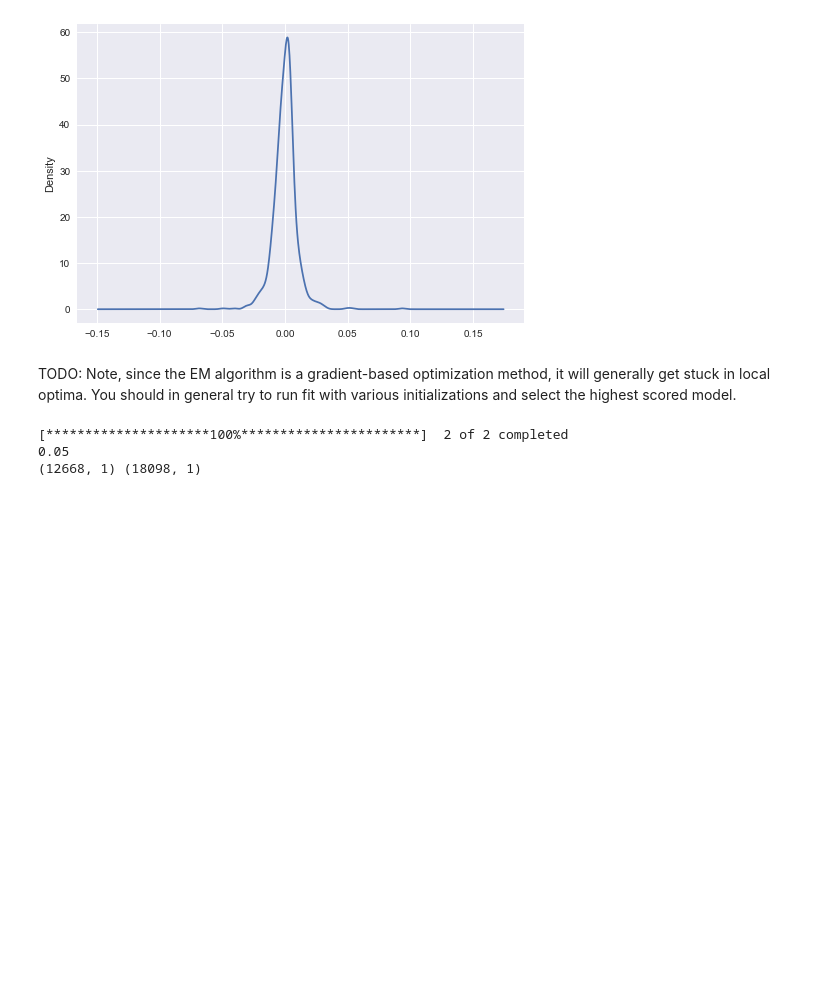
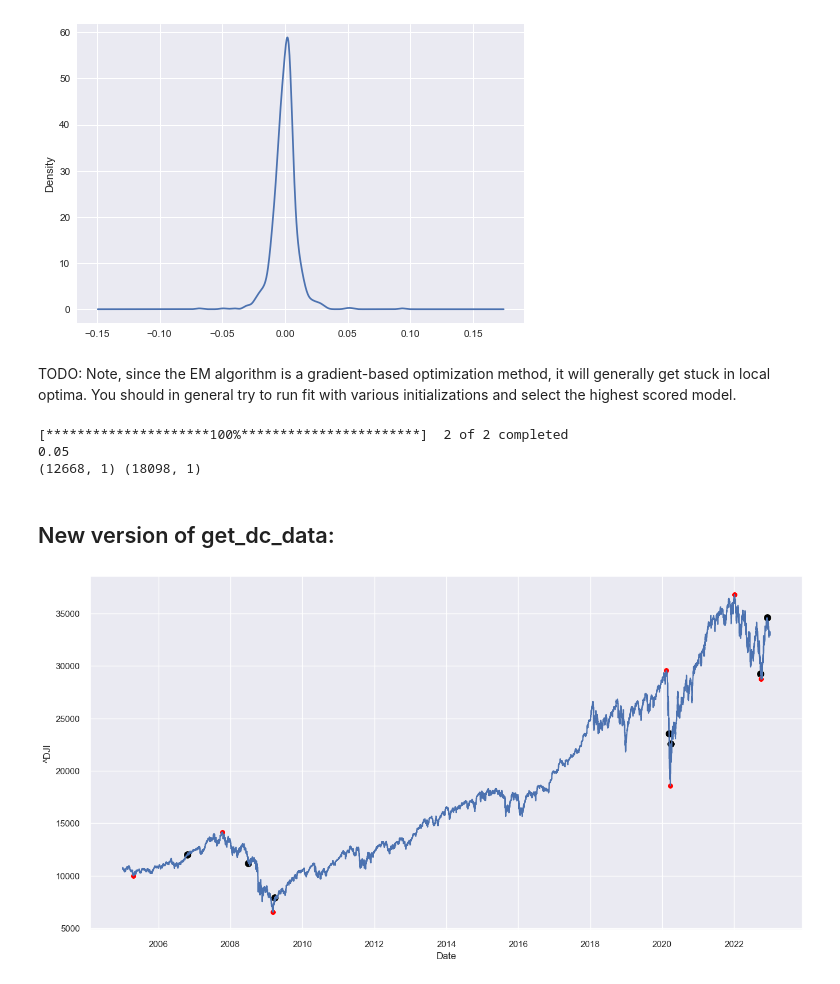
Before and after one commit to uday-31/detecting-market-regime-changes, a Jupyter notebook: detecting-regime-change.ipynb, the cells around one changed output. Saved outputs shown, nothing was run; the diff lists cells and outputs as text; code cells hidden in the pictures; blank space fills up the shorter version.

```diff
--- a/detecting-regime-change.ipynb
+++ b/detecting-regime-change.ipynb
@@ -9,7 +9,16 @@ import numpy as np
 import yfinance as yf
 from hmmlearn import hmm
 import matplotlib.pyplot as plt
+import sys
+import os
+sys.path.append(os.getcwd() + '/modules')
+import seaborn as sns
+
+from modules.detect_directional_change import get_dc_data_v2
+
+
 plt.style.use('seaborn')
+sns.set_theme()
 # %% [markdown]
 TODO: hyperparameters/global vars in UPPERCASE
 # %% [markdown]
@@ -283,3 +292,14 @@ for THETA in [0.05]:
 [*********************100%***********************]  2 of 2 completed
 0.05
 (12668, 1) (18098, 1)
+# %% [markdown]
+## New version of get_dc_data:
+# %%
+features = get_dc_data_v2(df_ts['^DJI'], 0.2)
+fig, ax = plt.subplots(figsize=(16,8))
+sns.lineplot(df_ts['^DJI'])
+sns.scatterplot(x = [i[0] for i in features], y = [i[1] for i in features], color='black', s=100)
+sns.scatterplot(x = [i[2] for i in features], y = [i[3] for i in features], color='red', s=50)
+None
+# %% [output]
+[figure, added]
```
Also changed, not shown: 1 other file.
